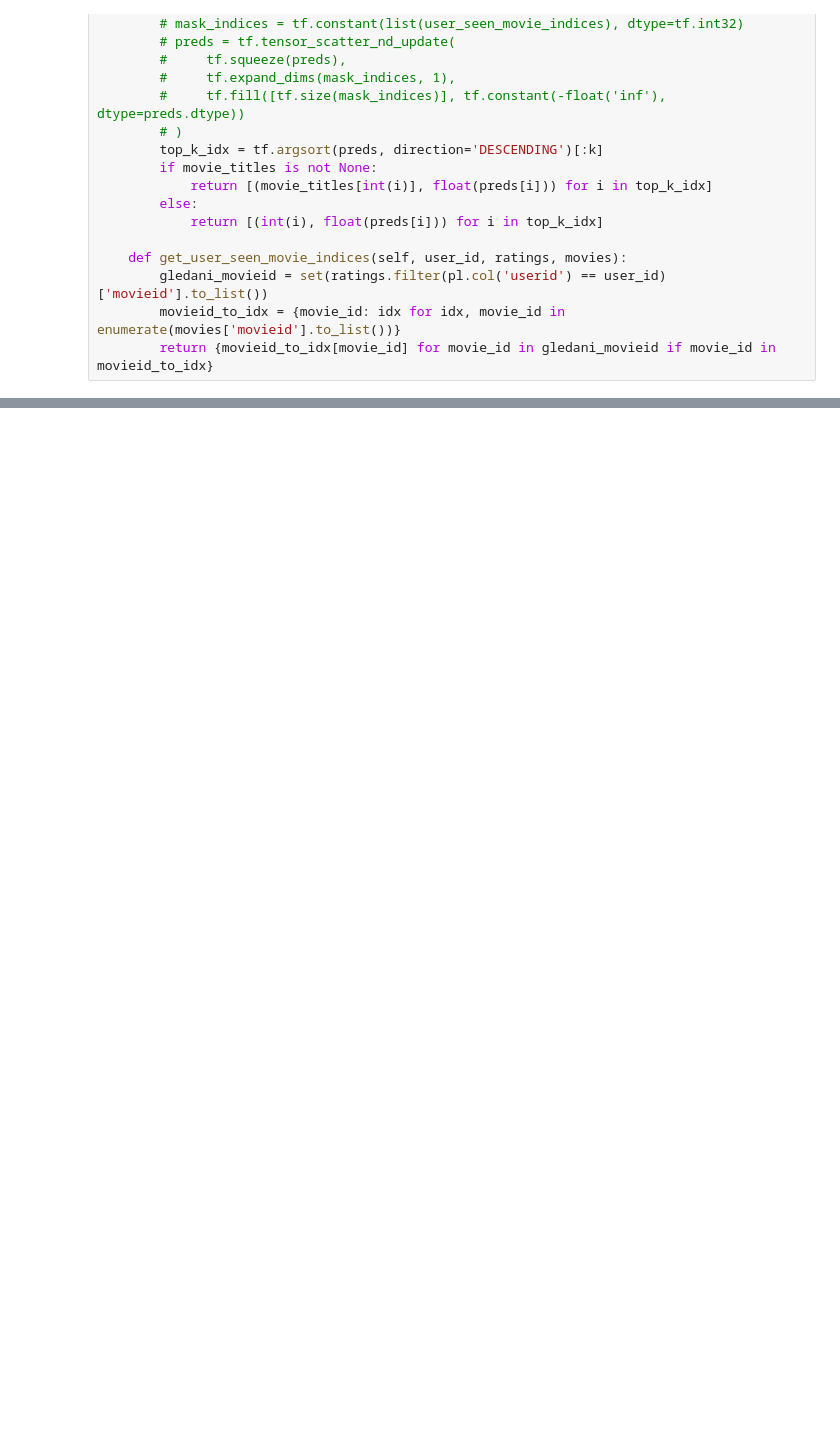
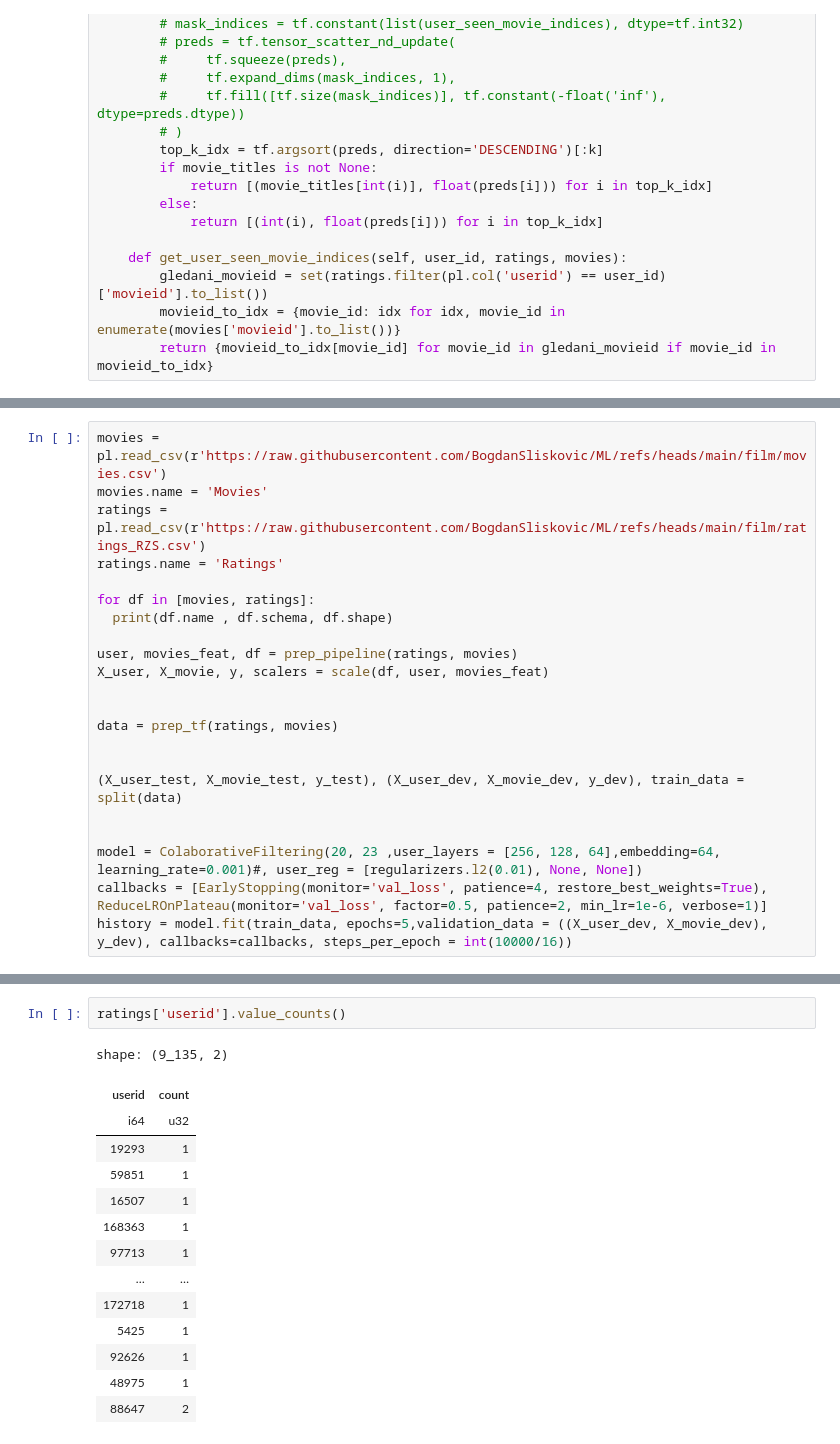
Before and after one commit to BogdanSliskovic/ML, a Jupyter notebook: film/proba123.ipynb, the cells around one changed output, grey strips where cells are left out. Cells and saved outputs as stored; diff of their text form; blank space fills up the shorter version.

```diff
--- a/film/proba123.ipynb
+++ b/film/proba123.ipynb
@@ -440,0 +471,22 @@ Epoch 50/50
+# %%
+movies = pl.read_csv(r'https://raw.githubusercontent.com/BogdanSliskovic/ML/refs/heads/main/film/movies.csv')
+movies.name = 'Movies'
+ratings = pl.read_csv(r'https://raw.githubusercontent.com/BogdanSliskovic/ML/refs/heads/main/film/ratings_RZS.csv')
+ratings.name = 'Ratings'
+
+for df in [movies, ratings]:
+  print(df.name , df.schema, df.shape)
+
+user, movies_feat, df = prep_pipeline(ratings, movies)
+X_user, X_movie, y, scalers = scale(df, user, movies_feat)
+
+
+data = prep_tf(ratings, movies)
+
+
+(X_user_test, X_movie_test, y_test), (X_user_dev, X_movie_dev, y_dev), train_data = split(data)
+
+
+model = ColaborativeFiltering(20, 23 ,user_layers = [256, 128, 64],embedding=64, learning_rate=0.001)#, user_reg = [regularizers.l2(0.01), None, None])
+callbacks = [EarlyStopping(monitor='val_loss', patience=4, restore_best_weights=True), ReduceLROnPlateau(monitor='val_loss', factor=0.5, patience=2, min_lr=1e-6, verbose=1)]
+history = model.fit(train_data, epochs=5,validation_data = ((X_user_dev, X_movie_dev), y_dev), callbacks=callbacks, steps_per_epoch = int(10000/16))
@@ -500,0 +849,17 @@ shape: (87_585, 3)
+# %%
+ratings['userid'].value_counts()
+# %% [output]
+shape: (9_135, 2)
+| userid | count |
+| i64 | u32 |
+| 19293 | 1 |
+| 59851 | 1 |
+| 16507 | 1 |
+| 168363 | 1 |
+| 97713 | 1 |
+| … | … |
+| 172718 | 1 |
+| 5425 | 1 |
+| 92626 | 1 |
+| 48975 | 1 |
+| 88647 | 2 |
```
Also changed, not shown: parts of 85 cells of this notebook.
